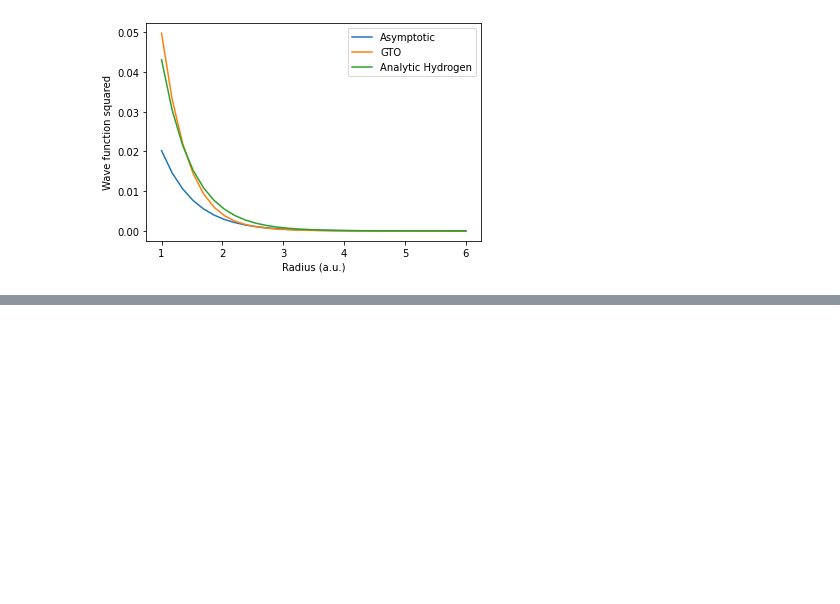
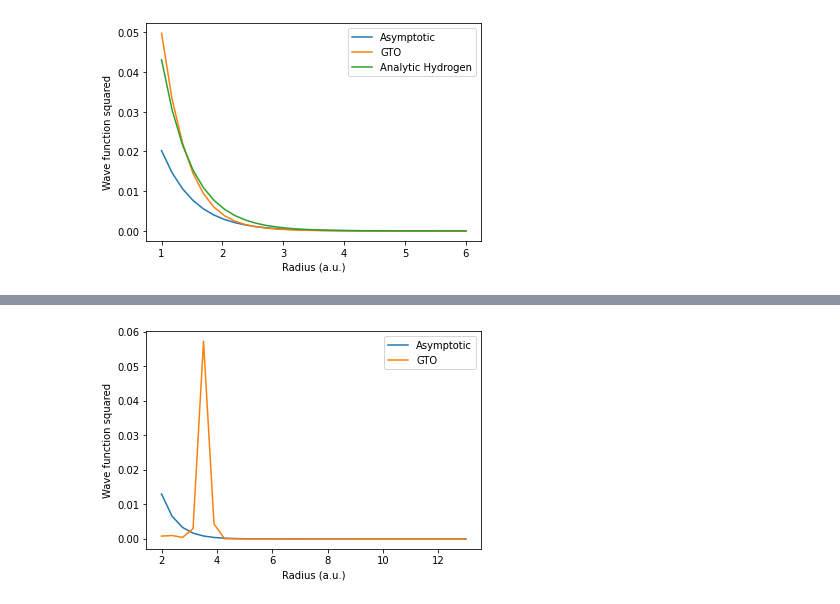
Before and after one commit to EmilHansen1/SFA_OAM_Linear, a Jupyter notebook: test_plots.py.ipynb, the cells around one changed output, grey strips where cells are left out. Cells and saved outputs as stored; diff of their text form; code cells hidden in the pictures; blank space fills up the shorter version.

```diff
--- a/test_plots.py.ipynb
+++ b/test_plots.py.ipynb
@@ -134,0 +196,15 @@ array([[0.+0.j, 0.+0.j, 0.+0.j, 0.+0.j, 0.+0.j, 0.+0.j, 0.+0.j, 0.+0.j,
+# %%
+clm_array = se.get_as_coeffs(output.eval_orbital_spherical, 7, 50, Ip)
+
+phi = 0
+theta = 0
+
+plt.figure(facecolor='white')
+plt.plot(r_lst, np.abs(se.eval_asymptotic(r_lst, theta, phi, clm_array, Ip))**2, label='Asymptotic')
+plt.plot(r_lst, np.abs(output.eval_orbital_spherical(r_lst, theta, phi))**2, label='GTO')
+plt.legend()
+plt.xlabel('Radius (a.u.)')
+plt.ylabel('Wave function squared')
+plt.show()
+# %% [output]
+[figure, added]
```
Also changed, not shown: parts of 20 cells of this notebook, 1 other file.
